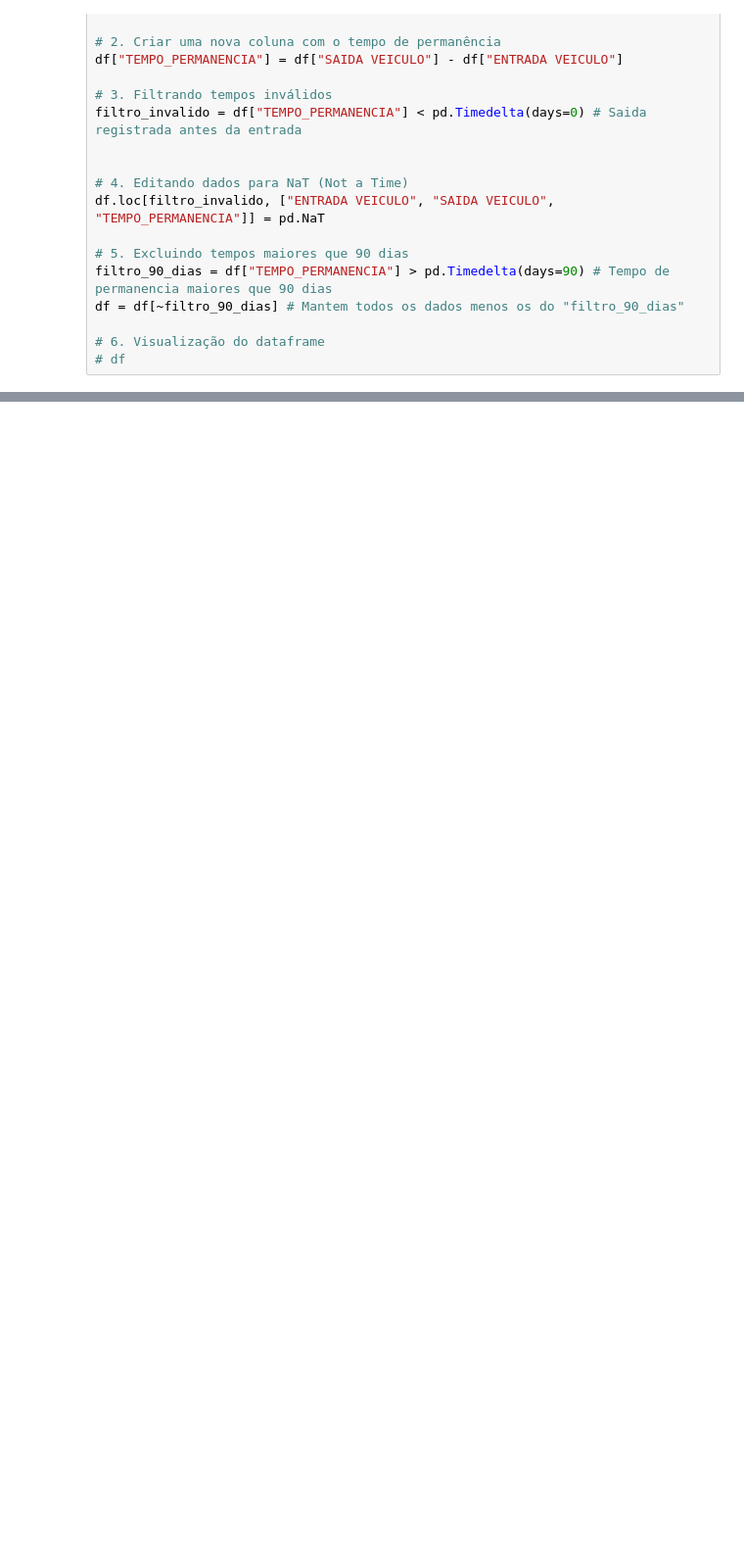
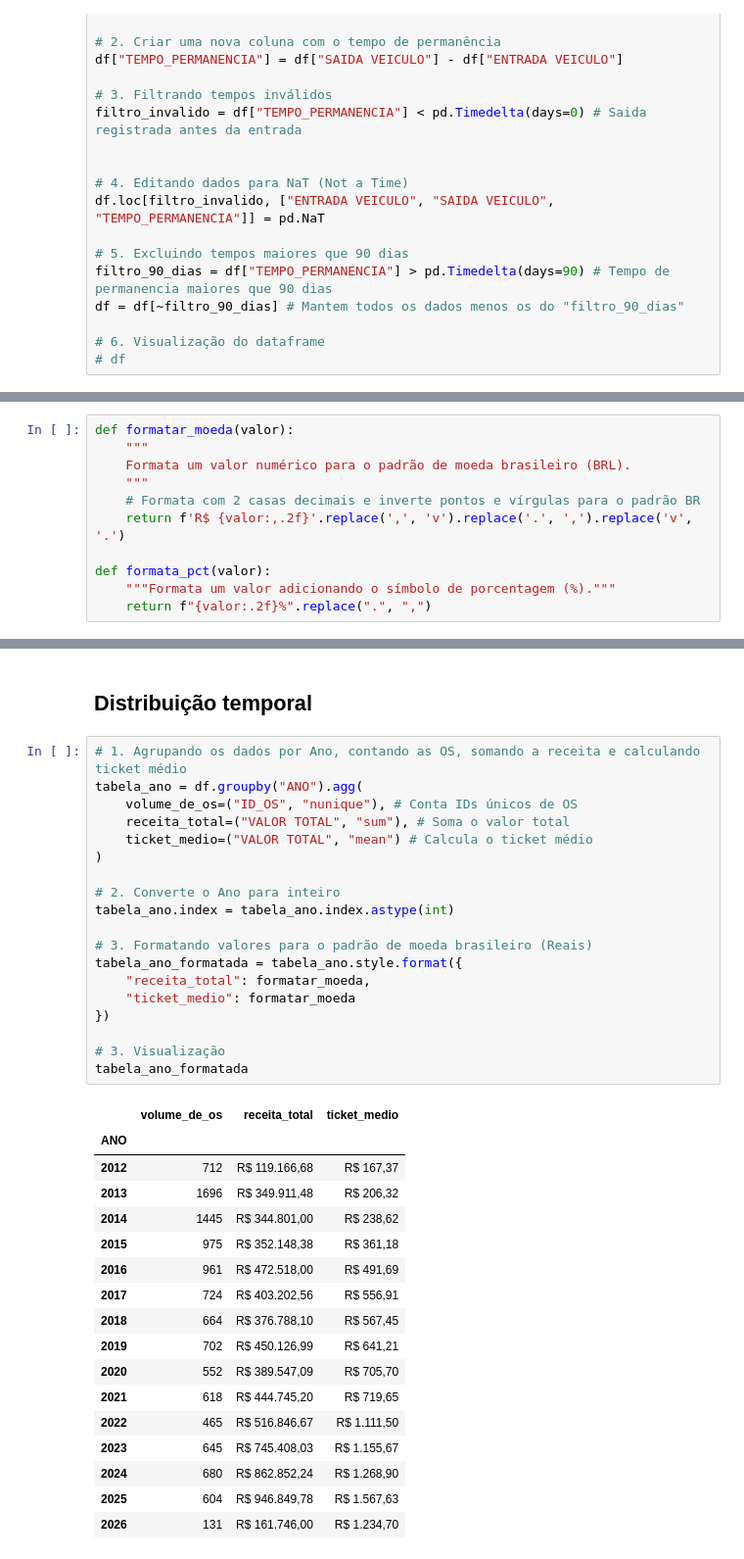
Before and after one commit to veronica-toledo-bm/TCC_MBX_USP-Esalq, a Jupyter notebook: Conclusão_TCC.ipynb, the cells around one changed output, grey strips where cells are left out. Shown at 98% size. Drawn from its saved outputs; the diff is of its cells as text; blank space fills up the shorter version.

Commit message:
feat: realiza análise exploratória e gera tabelas e gráficos

```diff
--- a/Conclusão_TCC.ipynb
+++ b/Conclusão_TCC.ipynb
@@ -275,0 +282,11 @@ df = df[~filtro_90_dias] # Mantem todos os dados menos os do "filtro_90_dias"
+# %%
+def formatar_moeda(valor):
+    """
+    Formata um valor numérico para o padrão de moeda brasileiro (BRL).
+    """
+    # Formata com 2 casas decimais e inverte pontos e vírgulas para o padrão BR
+    return f'R$ {valor:,.2f}'.replace(',', 'v').replace('.', ',').replace('v', '.')
+
+def formata_pct(valor):
+    """Formata um valor adicionando o símbolo de porcentagem (%)."""
+    return f"{valor:.2f}%".replace(".", ",")
@@ -275,0 +438,39 @@ df = df[~filtro_90_dias] # Mantem todos os dados menos os do "filtro_90_dias"
+# %% [markdown]
+## Distribuição temporal
+# %%
+# 1. Agrupando os dados por Ano, contando as OS, somando a receita e calculando ticket médio
+tabela_ano = df.groupby("ANO").agg(
+    volume_de_os=("ID_OS", "nunique"), # Conta IDs únicos de OS
+    receita_total=("VALOR TOTAL", "sum"), # Soma o valor total
+    ticket_medio=("VALOR TOTAL", "mean") # Calcula o ticket médio
+)
+
+# 2. Converte o Ano para inteiro
+tabela_ano.index = tabela_ano.index.astype(int)
+
+# 3. Formatando valores para o padrão de moeda brasileiro (Reais)
+tabela_ano_formatada = tabela_ano.style.format({
+    "receita_total": formatar_moeda,
+    "ticket_medio": formatar_moeda
+})
+
+# 3. Visualização
+tabela_ano_formatada
+# %% [output]
+|  | volume_de_os | receita_total | ticket_medio |
+| ANO |  |  |  |
+| 2012 | 712 | R$ 119.166,68 | R$ 167,37 |
+| 2013 | 1696 | R$ 349.911,48 | R$ 206,32 |
+| 2014 | 1445 | R$ 344.801,00 | R$ 238,62 |
+| 2015 | 975 | R$ 352.148,38 | R$ 361,18 |
+| 2016 | 961 | R$ 472.518,00 | R$ 491,69 |
+| 2017 | 724 | R$ 403.202,56 | R$ 556,91 |
+| 2018 | 664 | R$ 376.788,10 | R$ 567,45 |
+| 2019 | 702 | R$ 450.126,99 | R$ 641,21 |
+| 2020 | 552 | R$ 389.547,09 | R$ 705,70 |
+| 2021 | 618 | R$ 444.745,20 | R$ 719,65 |
+| 2022 | 465 | R$ 516.846,67 | R$ 1.111,50 |
+| 2023 | 645 | R$ 745.408,03 | R$ 1.155,67 |
+| 2024 | 680 | R$ 862.852,24 | R$ 1.268,90 |
+| 2025 | 604 | R$ 946.849,78 | R$ 1.567,63 |
+| 2026 | 131 | R$ 161.746,00 | R$ 1.234,70 |
```
Also changed, not shown: parts of 24 cells of this notebook.
